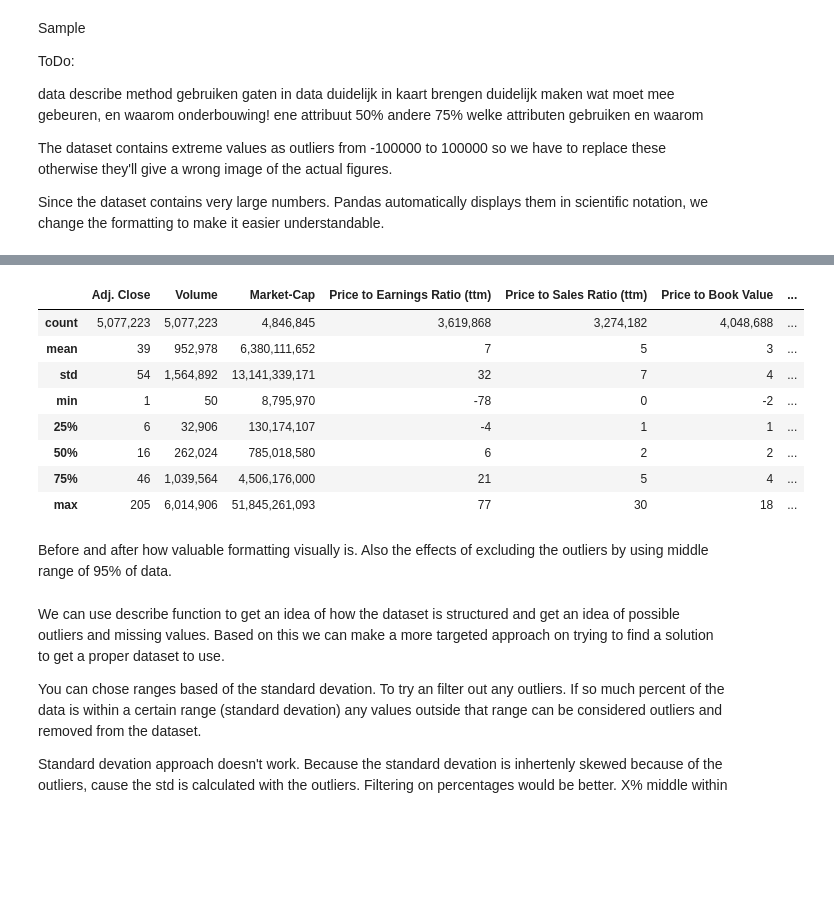
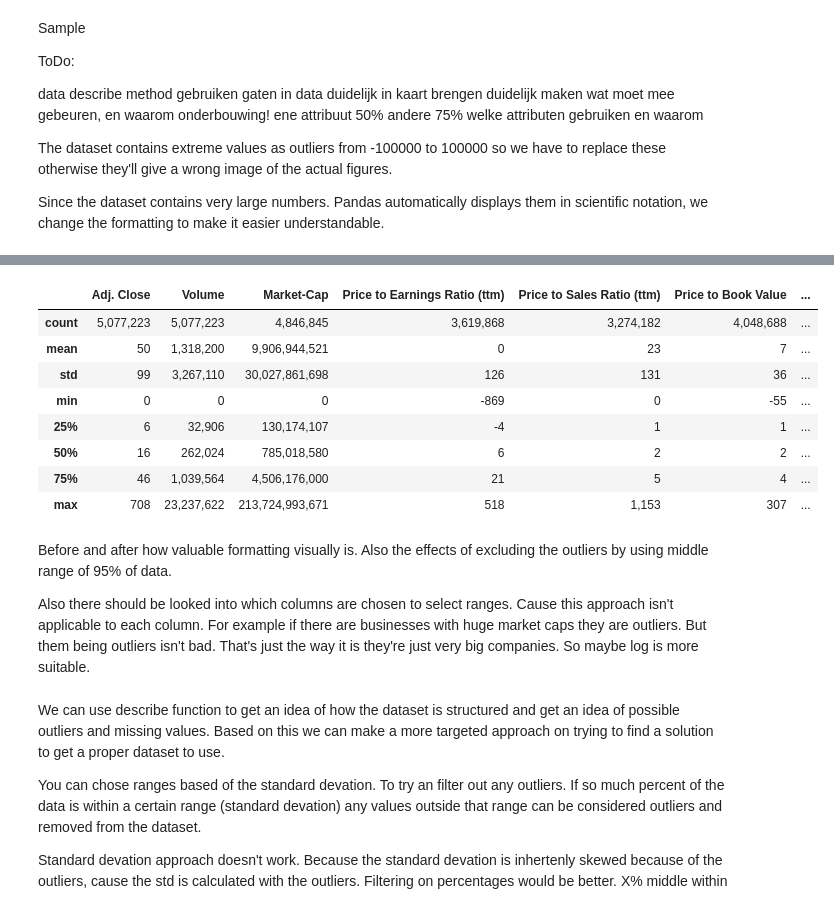
Before and after one commit to ayoub-lafhailat/Value-Investing, a Jupyter notebook: Value Investing Model.ipynb, the cells around one changed output, grey strips where cells are left out. Drawn from its saved outputs; the diff is of its cells as text; code cells hidden in the pictures; blank space fills up the shorter version.

```diff
--- a/Value Investing Model.ipynb
+++ b/Value Investing Model.ipynb
@@ -140,24 +145,27 @@ df.describe()
 # %%
 for col in df.select_dtypes(include="number").columns:
     df[col] = df[col].clip(
-        df[col].quantile(0.05),
-        df[col].quantile(0.95)
+        df[col].quantile(0.01),
+        df[col].quantile(0.99)
     )
 #format numbers understandable
+#je moet aparte format hebben voor kleine nummers decimalen en grote getallen.
 pd.options.display.float_format = '{:,.0f}'.format
 df.describe()
 # %% [output]
 |  | Adj. Close | Volume | Market-Cap | Price to Earnings Ratio (ttm) | Price to Sales Ratio (ttm) | Price to Book Value | ... |
 | count | 5,077,223 | 5,077,223 | 4,846,845 | 3,619,868 | 3,274,182 | 4,048,688 | ... |
-| mean | 39 | 952,978 | 6,380,111,652 | 7 | 5 | 3 | ... |
-| std | 54 | 1,564,892 | 13,141,339,171 | 32 | 7 | 4 | ... |
-| min | 1 | 50 | 8,795,970 | -78 | 0 | -2 | ... |
+| mean | 50 | 1,318,200 | 9,906,944,521 | 0 | 23 | 7 | ... |
+| std | 99 | 3,267,110 | 30,027,861,698 | 126 | 131 | 36 | ... |
+| min | 0 | 0 | 0 | -869 | 0 | -55 | ... |
 | 25% | 6 | 32,906 | 130,174,107 | -4 | 1 | 1 | ... |
 | 50% | 16 | 262,024 | 785,018,580 | 6 | 2 | 2 | ... |
 | 75% | 46 | 1,039,564 | 4,506,176,000 | 21 | 5 | 4 | ... |
-| max | 205 | 6,014,906 | 51,845,261,093 | 77 | 30 | 18 | ... |
+| max | 708 | 23,237,622 | 213,724,993,671 | 518 | 1,153 | 307 | ... |
 # %% [markdown]
 Before and after how valuable formatting visually is. Also the effects of excluding the outliers by using middle range of 95% of data.
+
+Also there should be looked into which columns are chosen to select ranges. Cause this approach isn't applicable to each column. For example if there are businesses with huge market caps they are outliers. But them being outliers isn't bad. That's just the way it is they're just very big companies. So maybe log is more suitable.
 # %% [markdown]
 We can use describe function to get an idea of how the dataset is structured and get an idea of possible outliers and missing values. Based on this we can make a more targeted approach on trying to find a solution to get a proper dataset to use.
 
```
Also changed, not shown: parts of 4 cells of this notebook.
